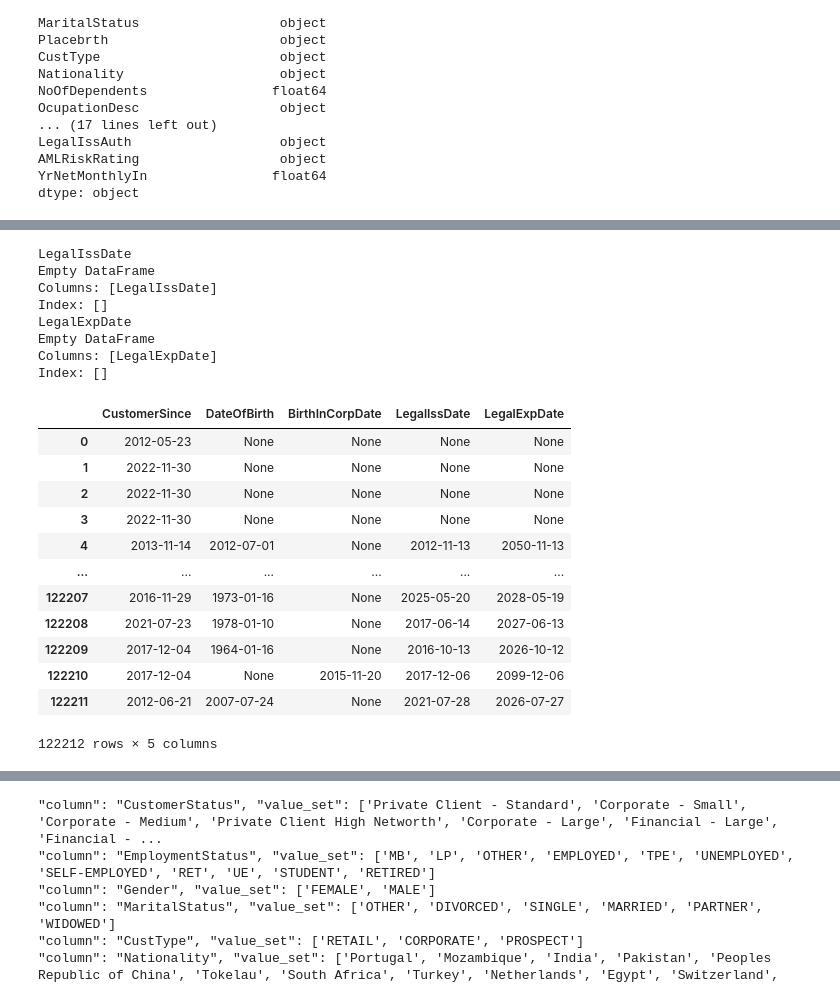
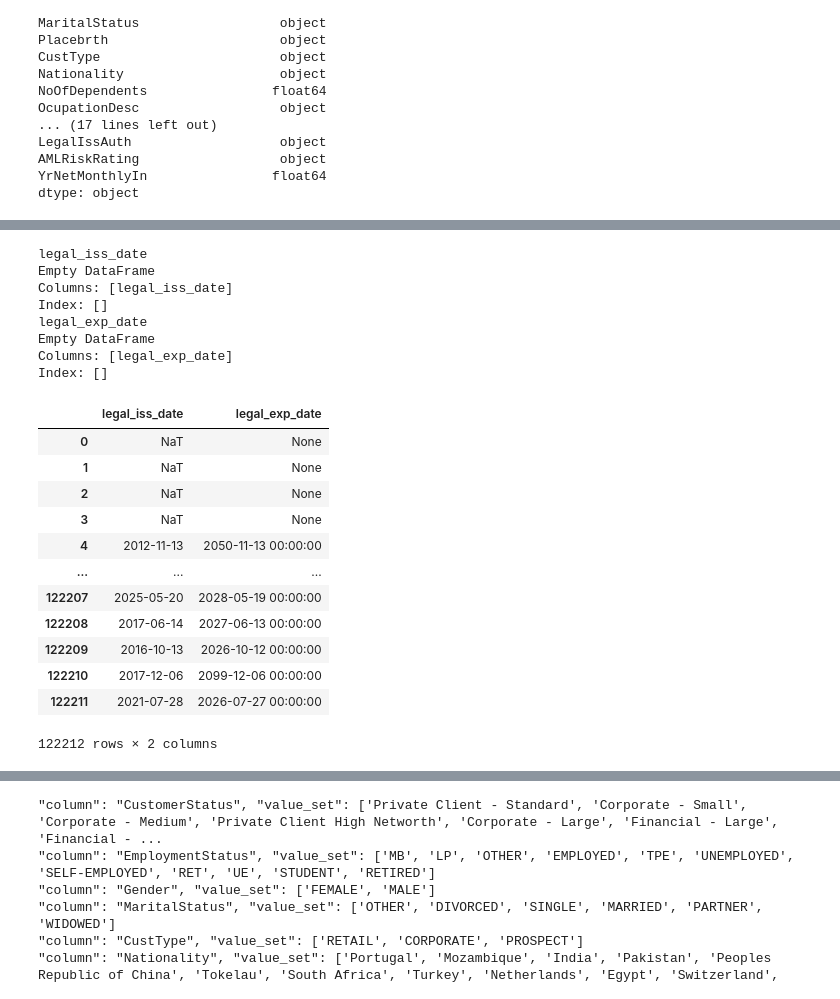
Before and after one commit to vilmanorja/MLOps_project, a Jupyter notebook: project/notebooks/EDA.ipynb, the cells around one changed output, grey strips where cells are left out. Drawn from its saved outputs; the diff is of its cells as text; code cells hidden in the pictures.

Commit message:
edit data unit tests

```diff
--- a/project/notebooks/EDA.ipynb
+++ b/project/notebooks/EDA.ipynb
@@ -4,5 +6,6 @@ from datetime import datetime
 # %%
-df = pd.read_csv('/Users/vilmanorja/Library/CloudStorage/OneDrive-AaltoUniversity/Yliopisto/Maisterikurssit/Exchange courses/MLOps/Project/MLOps_project/bank-full-project/data/01_raw/Customers.csv')
+full_path = os.getcwd()
+df = pd.read_csv(full_path.partition('notebooks')[0] + 'data/01_raw/Customers.csv')
 df
 # %% [output]
 |  | NewId | CustomerSince | CustomerStatus | DateOfBirth | EmploymentStatus | Gender | MaritalStatus | ... |
@@ -72,0 +63,6 @@ df[['CustomerSince']]
+# %%
+for c in ['customer_since', 'date_of_birth', 'birth_in_corp_date']:
+    float_mask = df[c].apply(lambda x: isinstance(x, float))
+    if float_mask.any():
+        print(f"\n⚠️ Column '{c}' has {float_mask.sum()} float values:")
+        print(df.loc[float_mask, c])
@@ -73,10 +94,27 @@ df[['CustomerSince']]
 # %%
-for c in ['CustomerSince', 'DateOfBirth', 'BirthInCorpDate']:
+def safe_parse(val):
+    try:
+        if pd.isna(val):
+            return None
+        val_str = str(int(val))  # Convert float like 20250101.0 to '20250101'
+        return datetime.strptime(val_str, "%Y-%m-%d")#.strftime('%Y-%m-%d')
+    except ValueError:
+        return None
+
+for c in ['customer_since', 'date_of_birth', 'birth_in_corp_date']:
     print(df[c].isna().sum())
-    df[c] = pd.to_datetime(df[c], format = "%Y-%m-%d", errors="coerce")
-    df[c] = df[c].apply(
-        lambda x: x.strftime('%Y-%m-%d') if pd.notnull(x) else None
-    )
+    #df[c] = df[c].apply(lambda x: None if isinstance(x, float) else x)
+    # float_mask = df[c].apply(lambda x: isinstance(x, float))
+
+    #df[c] = df[c].fillna('1970-01-01')
+    # if float_mask.any():
+    #     print(f"\n⚠️ Column '{c}' has {float_mask.sum()} float values:")
+    #     print(df.loc[float_mask, c])
+    df[c] = df[c].apply(safe_parse)
+    # df[c] = df[c].apply(
+    #     lambda x: x.strftime('%Y-%m-%d') if pd.notnull(x) else None
+    # )
+    df[c] = df[c].fillna(datetime(1970,1,1))
     print(df[c].isna().sum())
 # %% [output]
 0
@@ -108,11 +130,11 @@ def safe_parse(val):
         if pd.isna(val):
             return None
         val_str = str(int(val))  # Convert float like 20250101.0 to '20250101'
-        return datetime.strptime(val_str, "%Y%m%d").strftime('%Y-%m-%d')
+        return datetime.strptime(val_str, "%Y%m%d")#.strftime('%Y-%m-%d')
     except ValueError:
         return None  # Or return None
 
-for c in ['LegalIssDate', 'LegalExpDate']:
+for c in ['legal_iss_date', 'legal_exp_date']:
     original_nulls = df[c].isna()
     df[c] = df[c].str.split('ý').str[-1]
 
@@ -128,28 +150,28 @@ for c in ['LegalIssDate', 'LegalExpDate']:
     # Show the rows where conversion resulted in nulls
     print(df_copy[[c]][converted_to_null])
 # %% [output]
-LegalIssDate
+legal_iss_date
 Empty DataFrame
-Columns: [LegalIssDate]
+Columns: [legal_iss_date]
 Index: []
-LegalExpDate
+legal_exp_date
 Empty DataFrame
-Columns: [LegalExpDate]
+Columns: [legal_exp_date]
 Index: []
 # %%
-df[['CustomerSince', 'DateOfBirth', 'BirthInCorpDate', 'LegalIssDate', 'LegalExpDate']]#.dtypes
+df[['legal_iss_date', 'legal_exp_date']]#.dtypes
 # %% [output]
-|  | CustomerSince | DateOfBirth | BirthInCorpDate | LegalIssDate | LegalExpDate |
-| 0 | 2012-05-23 | None | None | None | None |
-| 1 | 2022-11-30 | None | None | None | None |
-| 2 | 2022-11-30 | None | None | None | None |
-| 3 | 2022-11-30 | None | None | None | None |
-| 4 | 2013-11-14 | 2012-07-01 | None | 2012-11-13 | 2050-11-13 |
-| ... | ... | ... | ... | ... | ... |
-| 122207 | 2016-11-29 | 1973-01-16 | None | 2025-05-20 | 2028-05-19 |
-| 122208 | 2021-07-23 | 1978-01-10 | None | 2017-06-14 | 2027-06-13 |
-| 122209 | 2017-12-04 | 1964-01-16 | None | 2016-10-13 | 2026-10-12 |
-| 122210 | 2017-12-04 | None | 2015-11-20 | 2017-12-06 | 2099-12-06 |
-| 122211 | 2012-06-21 | 2007-07-24 | None | 2021-07-28 | 2026-07-27 |
+|  | legal_iss_date | legal_exp_date |
+| 0 | NaT | None |
+| 1 | NaT | None |
+| 2 | NaT | None |
+| 3 | NaT | None |
+| 4 | 2012-11-13 | 2050-11-13 00:00:00 |
+| ... | ... | ... |
+| 122207 | 2025-05-20 | 2028-05-19 00:00:00 |
+| 122208 | 2017-06-14 | 2027-06-13 00:00:00 |
+| 122209 | 2016-10-13 | 2026-10-12 00:00:00 |
+| 122210 | 2017-12-06 | 2099-12-06 00:00:00 |
+| 122211 | 2021-07-28 | 2026-07-27 00:00:00 |
-122212 rows × 5 columns
+122212 rows × 2 columns
 # %%
```
Also changed, not shown: parts of 9 cells of this notebook, 5 other files.
